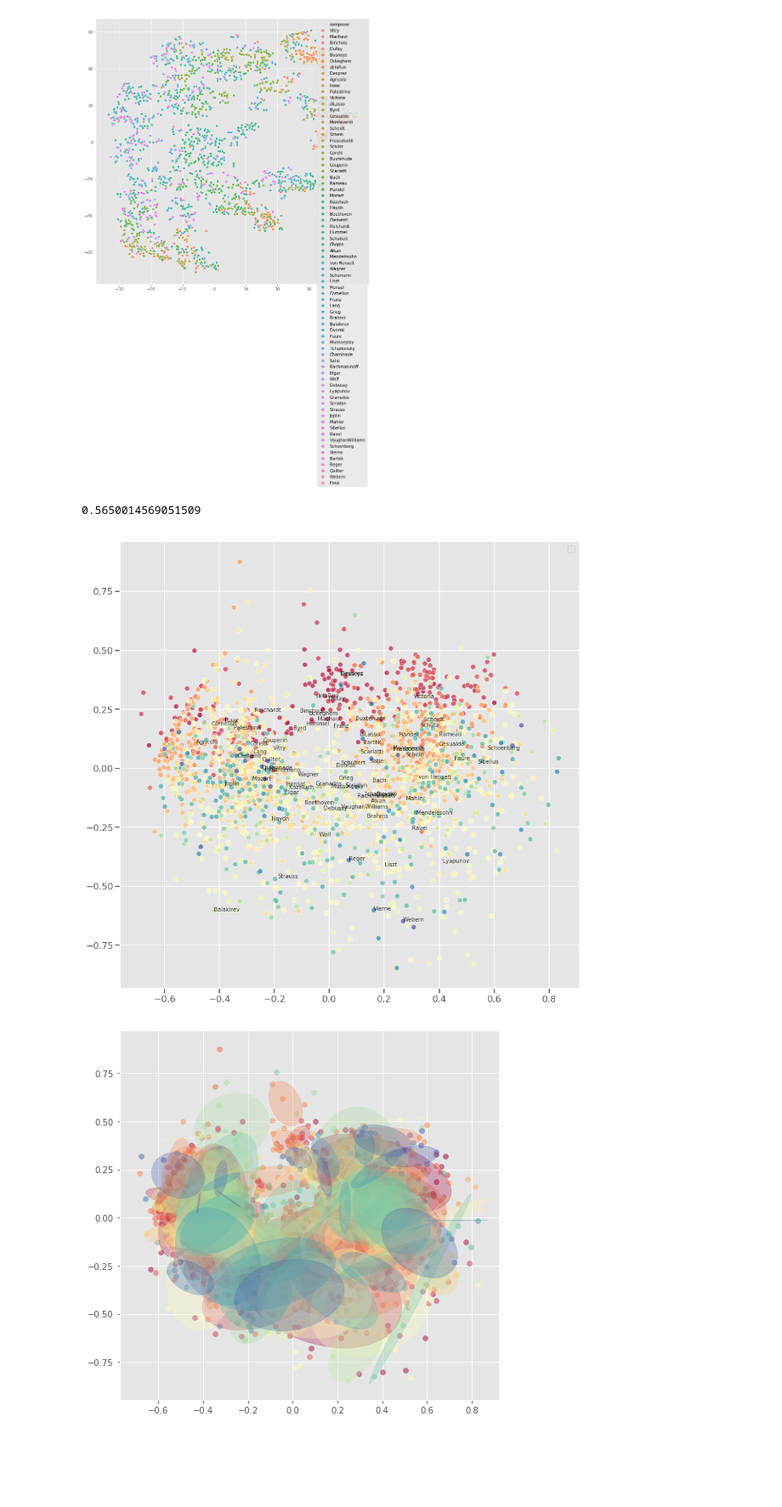
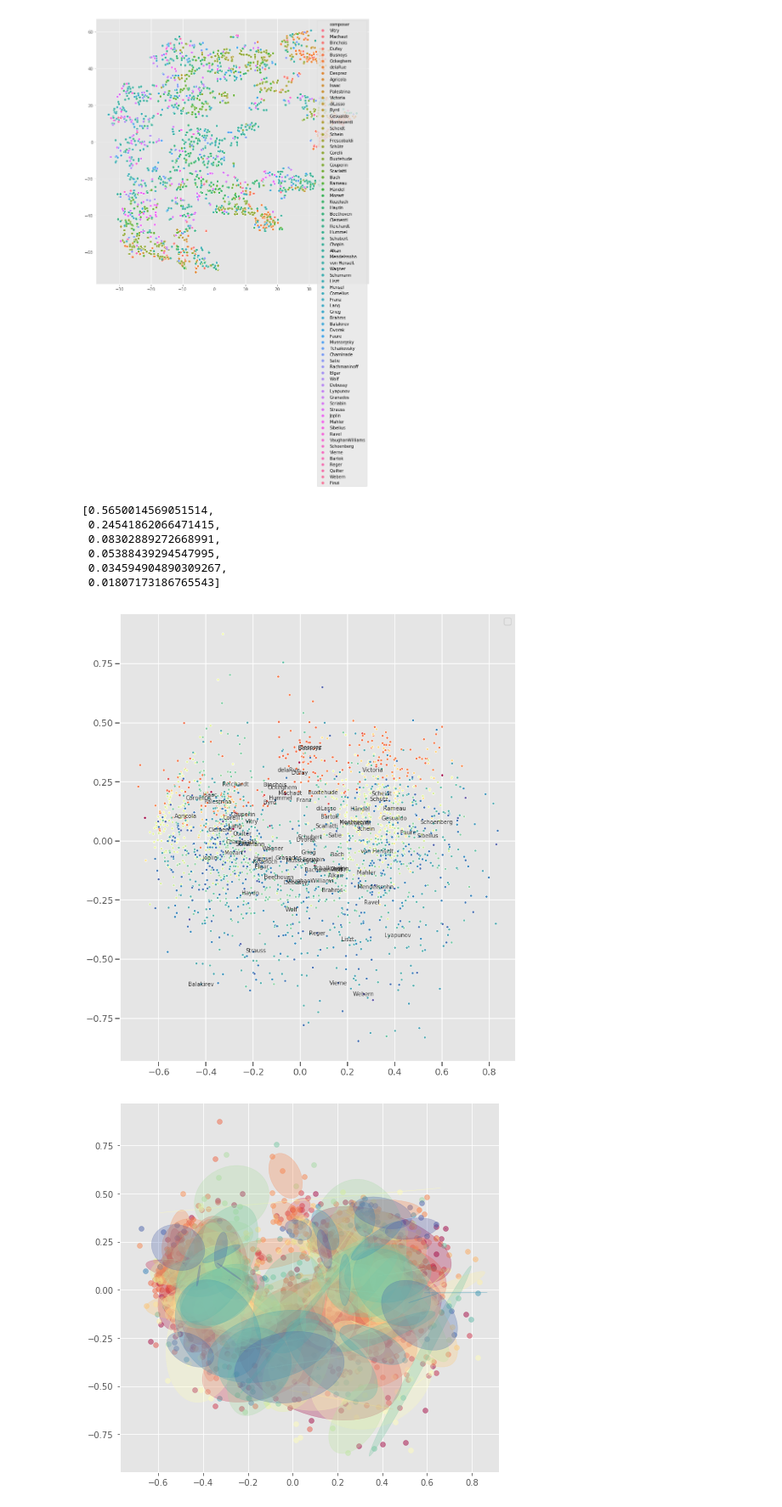
Before and after one commit to DCMLab/tonal-diffusion-model, a Jupyter notebook: analysis.ipynb, the cells around one changed output. Shown at 85% size. Drawn from its saved outputs; the diff is of its cells as text; code cells hidden in the pictures; blank space fills up the shorter version.

```diff
--- a/analysis.ipynb
+++ b/analysis.ipynb
@@ -310,12 +309,18 @@ sns.scatterplot(x=X_[:,0], y=X_[:,1], hue=df.composer, ax=ax);
 # %%
 X_ = df.loc[:,[str(i) for i in range(6,12)]]
 
-pca = PCA(n_components=2)
+n = 6
+pca = PCA(n_components=n)
 Y_ = pca.fit_transform(X_)
-# %%
-pca.explained_variance_ratio_[0]
-# %% [output]
-0.5650014569051509
+# %%
+[pca.explained_variance_ratio_[i] for i in range(n)]
+# %% [output]
+[0.5650014569051514,
+ 0.24541862066471415,
+ 0.08302889272668991,
+ 0.05388439294547995,
+ 0.034594904890309267,
+ 0.01807173186765543]
 # %%
 df['PC1'] = Y_[:,0]
 df['PC2'] = Y_[:,1]
@@ -324,17 +329,15 @@ pca_composers = df.groupby('composer')[['PC1', 'PC2']].median()
 # %%
 fig, ax = plt.subplots(figsize=(15,15))
 
-sns.scatterplot(Y_[:,0], Y_[:,1], alpha=.75, marker='o', hue=df.composer, palette='Spectral')
-# ax.scatter()
+ax.set_aspect('equal')
+sns.scatterplot(Y_[:,0], Y_[:,1], alpha=1, marker='.', hue=df.year, palette='Spectral', ax=ax)
+
 for c, (x,y) in pca_composers.iterrows():
-    ax.text(x,y,c, alpha=.75, size=10)
-
-# ax.set_xlim(-.3,.4)
-# ax.set_ylim(-.1,.4)
+    ax.text(x,y,c, alpha=.75, va='center', ha='center')
 
 plt.legend('');
 # %% [output]
-[figure, old version]
+[figure, new version]
 # %%
 from sklearn.mixture import GaussianMixture
 from scipy import linalg
```
Also changed, not shown: parts of 1 cell of this notebook.
